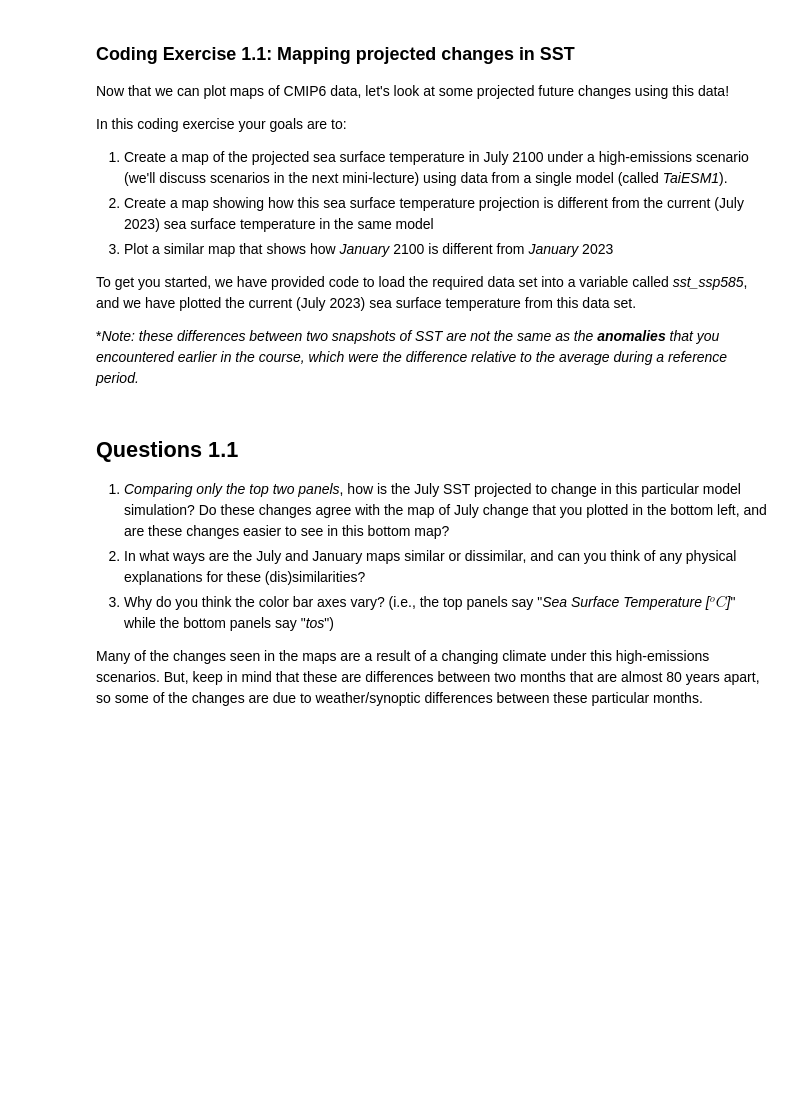
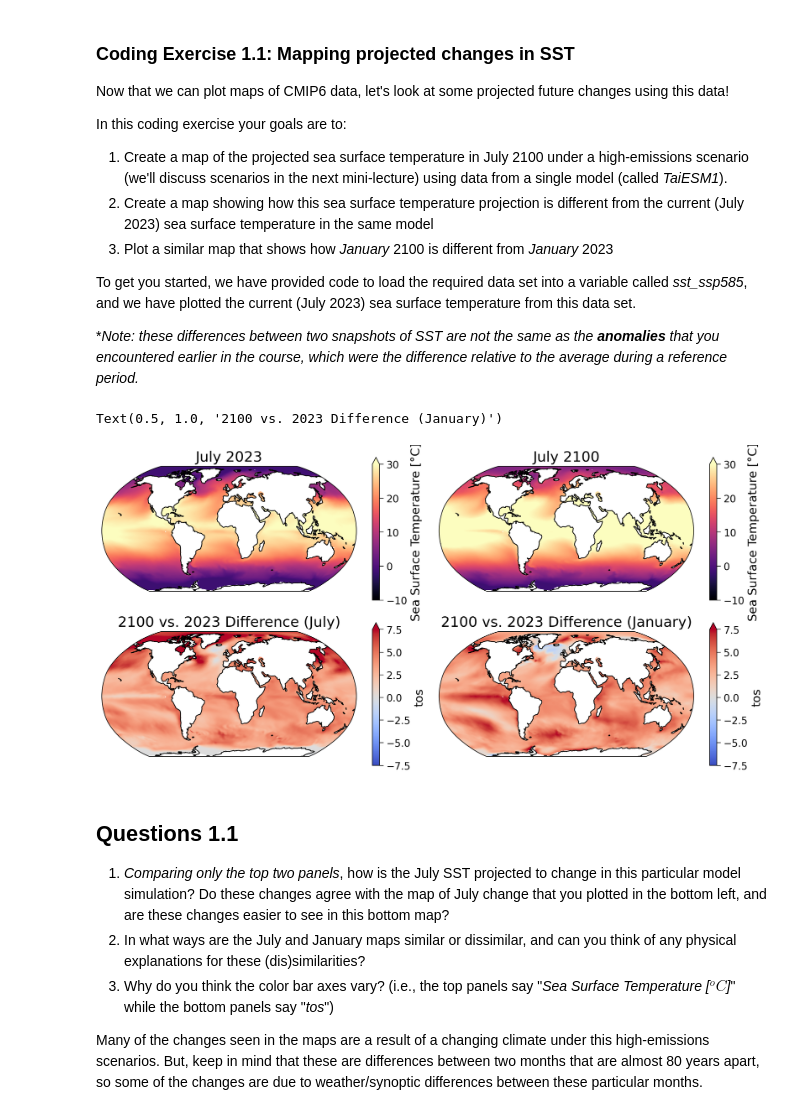
Before and after one commit to ClimateMatchAcademy/course-content, a Jupyter notebook: tutorials/W2D1_FutureClimate-IPCCIPhysicalBasis/W2D1_Tutorial_1.ipynb, the cells around one changed output. Drawn from its saved outputs; the diff is of its cells as text; code cells hidden in the pictures; blank space fills up the shorter version.

```diff
--- a/tutorials/W2D1_FutureClimate-IPCCIPhysicalBasis/W2D1_Tutorial_1.ipynb
+++ b/tutorials/W2D1_FutureClimate-IPCCIPhysicalBasis/W2D1_Tutorial_1.ipynb
@@ -268,45 +259,45 @@ plt.show()
 # %%
 # to_remove solution
 %matplotlib inline
 
 # select just a single model and experiment
 sst_ssp585 = dt['TaiESM1']['ssp585'].ds.tos
 
-with plt.xkcd():
-  fig, ([ax_present, ax_future], [ax_diff_july, ax_diff_jan]) = plt.subplots(
-      ncols=2, nrows=2,
-      figsize=[12,6],
-      subplot_kw={'projection':ccrs.Robinson()}
-  )
+fig, ([ax_present, ax_future], [ax_diff_july, ax_diff_jan]) = plt.subplots(
+  ncols=2, nrows=2,
+  figsize=[12,6],
+  subplot_kw={'projection':ccrs.Robinson()}
+)
 
-  # plot a timestep for 2023
-  sst_present = sst_ssp585.sel(time='2023-07').squeeze()
-  sst_present.plot(ax=ax_present, x='lon', y='lat', transform=ccrs.PlateCarree(), vmin=-10, vmax=30, cmap='magma', robust=True)
-  ax_present.coastlines()
-  ax_present.set_title('July 2023')
+# plot a timestep for 2023
+sst_present = sst_ssp585.sel(time='2023-07').squeeze()
+sst_present.plot(ax=ax_present, x='lon', y='lat', transform=ccrs.PlateCarree(), vmin=-10, vmax=30, cmap='magma', robust=True)
+ax_present.coastlines()
+ax_present.set_title('July 2023')
 
-  # Repeat for 2100
-  # Complete the following line to extract data for July 2100
-  sst_future = sst_ssp585.sel(time='2100-07').squeeze()
-  sst_future.plot(ax=ax_future, x='lon', y='lat', transform=ccrs.PlateCarree(), vmin=-10, vmax=30, cmap='magma', robust=True)
-  ax_future.coastlines()
-  ax_future.set_title('July 2100')
+# Repeat for 2100
+# Complete the following line to extract data for July 2100
+sst_future = sst_ssp585.sel(time='2100-07').squeeze()
+sst_future.plot(ax=ax_future, x='lon', y='lat', transform=ccrs.PlateCarree(), vmin=-10, vmax=30, cmap='magma', robust=True)
+ax_future.coastlines()
+ax_future.set_title('July 2100')
 
-  # Now find the difference between July 2100 and July 2023
-  # Complete the following line to extract the July difference
-  sst_difference_july = sst_future - sst_present
-  sst_difference_july.plot(ax=ax_diff_july, x='lon', y='lat', transform=ccrs.PlateCarree(), vmin=-7.5, vmax=7.5, cmap='coolwarm')
-  ax_diff_july.coastlines()
-  ax_diff_july.set_title('2100 vs. 2023 Difference (July)')
+# Now find the difference between July 2100 and July 2023
+# Complete the following line to extract the July difference
+sst_difference_july = sst_future - sst_present
+sst_difference_july.plot(ax=ax_diff_july, x='lon', y='lat', transform=ccrs.PlateCarree(), vmin=-7.5, vmax=7.5, cmap='coolwarm')
+ax_diff_july.coastlines()
+ax_diff_july.set_title('2100 vs. 2023 Difference (July)')
 
-  # Finally, find the difference between January of the two years used above
-  # Complete the following line to extract the January difference
-  sst_difference_jan = sst_ssp585.sel(time='2100-01').squeeze() - sst_ssp585.sel(time='2023-01').squeeze()
-  sst_difference_jan.plot(ax=ax_diff_jan, x='lon', y='lat', transform=ccrs.PlateCarree(), vmin=-7.5, vmax=7.5, cmap='coolwarm')
-  ax_diff_jan.coastlines()
-  ax_diff_jan.set_title('2100 vs. 2023 Difference (January)')
-
-  plt.show()
+# Finally, find the difference between January of the two years used above
+# Complete the following line to extract the January difference
+sst_difference_jan = sst_ssp585.sel(time='2100-01').squeeze() - sst_ssp585.sel(time='2023-01').squeeze()
+sst_difference_jan.plot(ax=ax_diff_jan, x='lon', y='lat', transform=ccrs.PlateCarree(), vmin=-7.5, vmax=7.5, cmap='coolwarm')
+ax_diff_jan.coastlines()
+ax_diff_jan.set_title('2100 vs. 2023 Difference (January)')
+# %% [output]
+Text(0.5, 1.0, '2100 vs. 2023 Difference (January)')
+[figure, added]
 # %% [markdown]
 ## Questions 1.1
 
```
Also changed, not shown: parts of 13 cells of this notebook.
